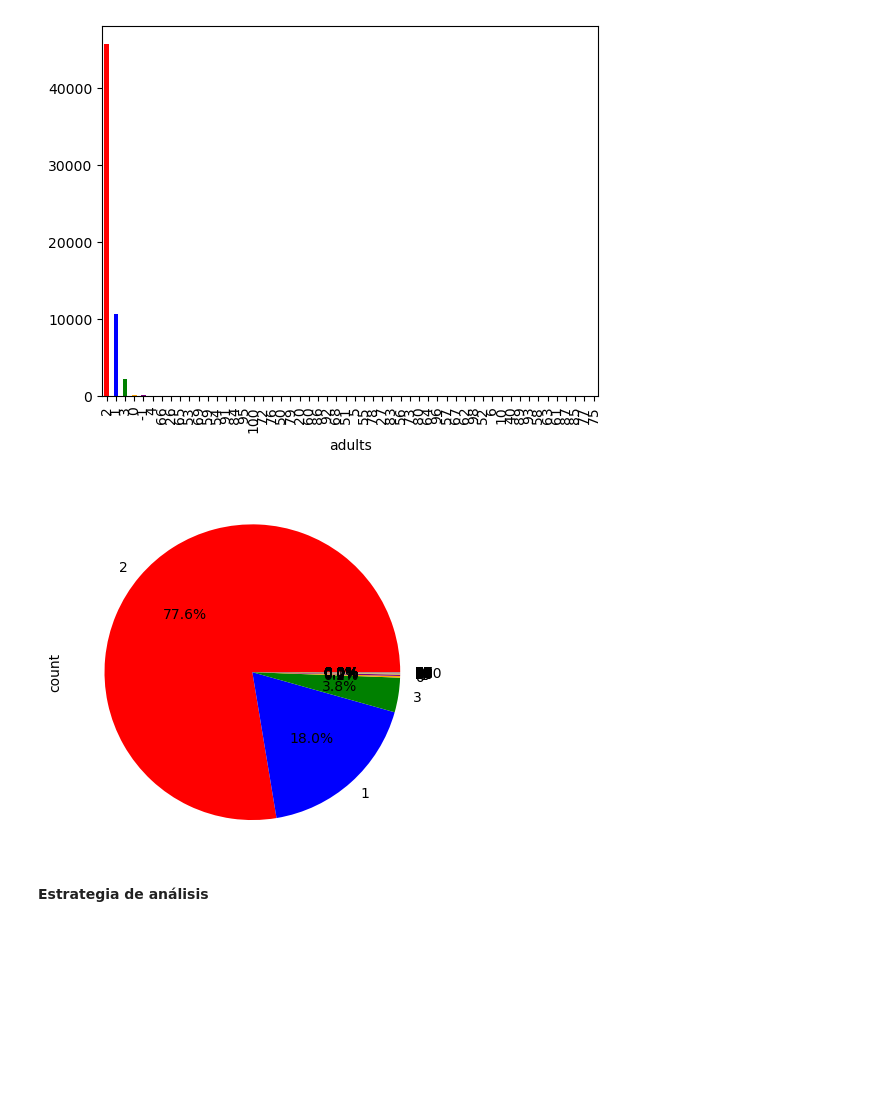
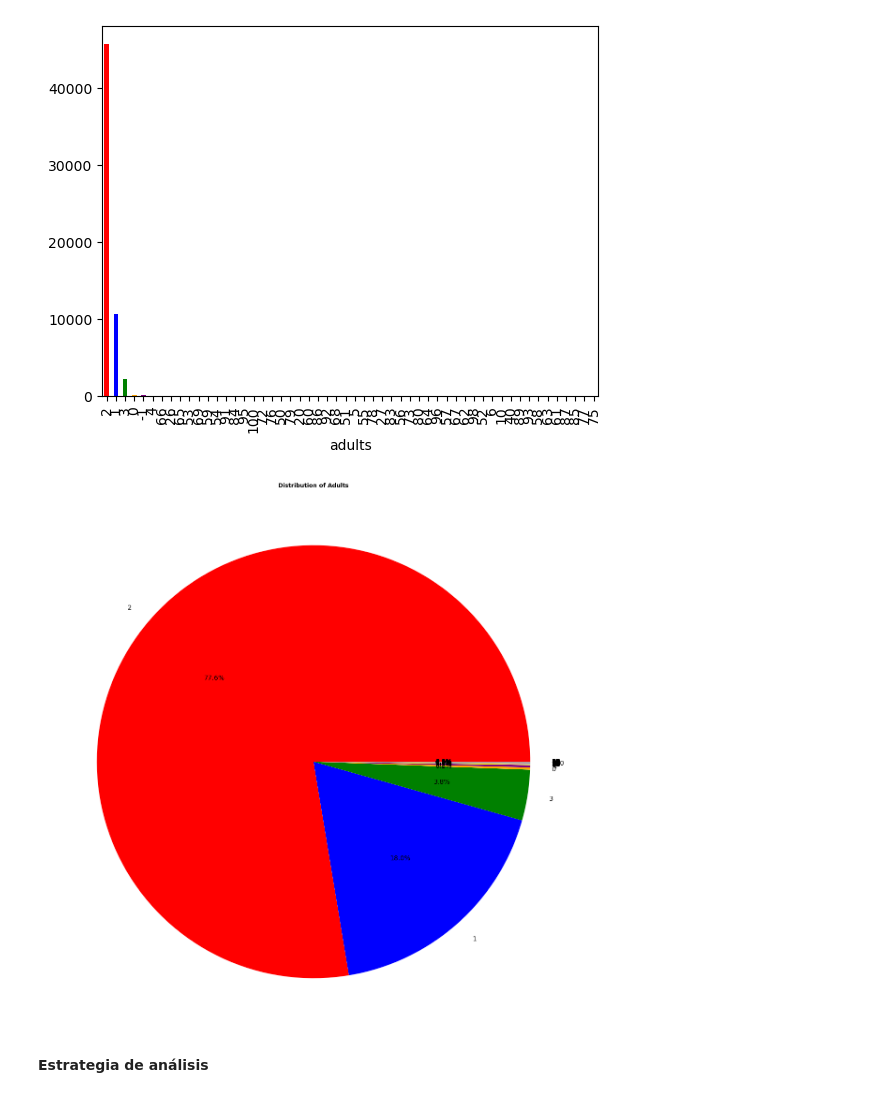
Before and after one commit to CatGelvez01/Ciencia_de_datos_aplicada_taller-1, a Jupyter notebook: taller1.ipynb, the cells around one changed output. Saved outputs shown, nothing was run; the diff lists cells and outputs as text; code cells hidden in the pictures; blank space fills up the shorter version.

Commit message:
Desarrollo de visualizaciones

```diff
--- a/taller1.ipynb
+++ b/taller1.ipynb
@@ -454,9 +454,18 @@ grafa = data['adults'].value_counts().plot(kind='bar', color=['red', 'blue', 'gr
 [figure]
 # %%
 #Grafica de pie para la columna Adults
-grafa = data['adults'].value_counts().plot(kind='pie', autopct='%1.1f%%', colors=['red', 'blue', 'green', 'orange', 'purple', 'yellow', 'pink', 'brown', 'gray', 'cyan'])
+plt.figure(figsize=(15,15))
+grafa = data['adults'].value_counts().plot(
+    kind='pie',
+    autopct='%1.1f%%',
+    colors=['red', 'blue', 'green', 'orange', 'purple', 'yellow', 'pink', 'brown', 'gray', 'cyan']
+)
+
+plt.ylabel("")  # remove default y-label
+plt.title("Distribution of Adults", fontsize=9,weight="bold")
+plt.show()
 # %% [output]
-[figure, old version]
+[figure, new version]
 # %% [markdown]
 **Estrategia de análisis**
 # %% [markdown]
```
Also changed, not shown: parts of 10 cells of this notebook.
